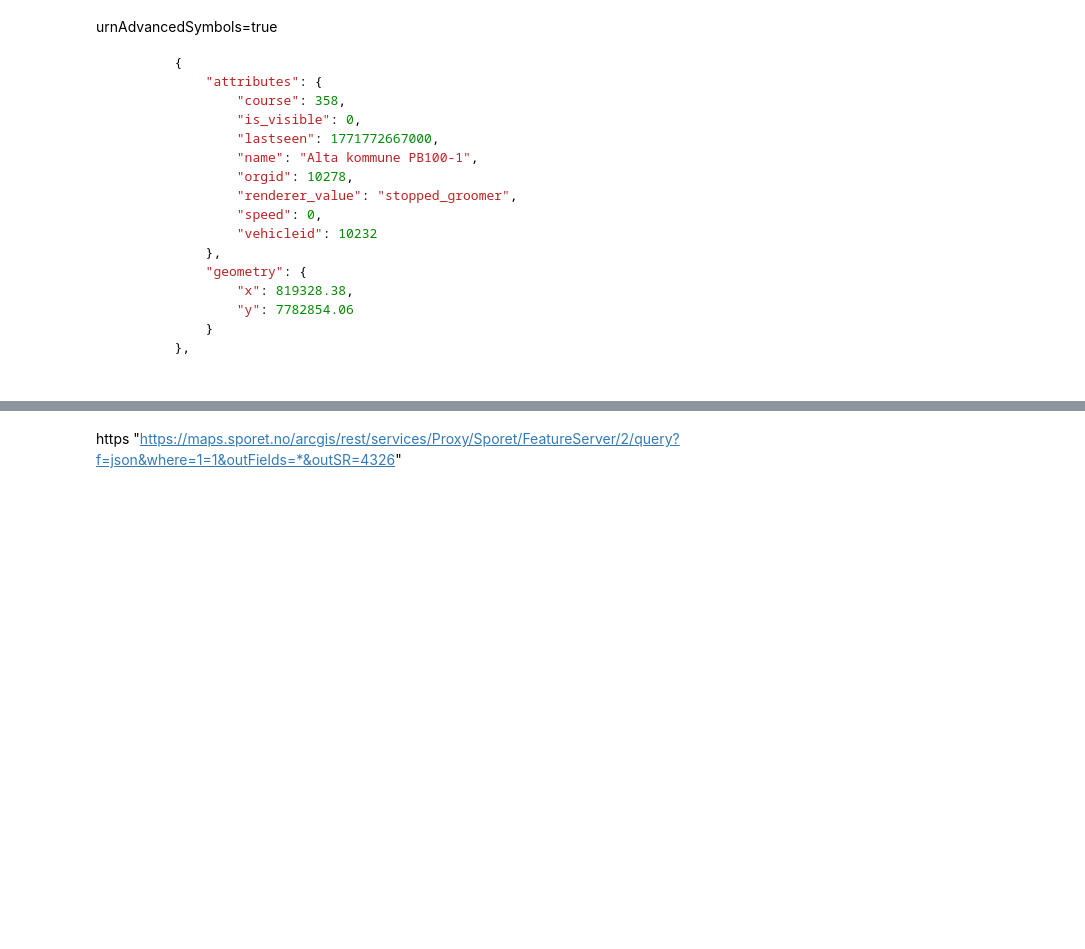
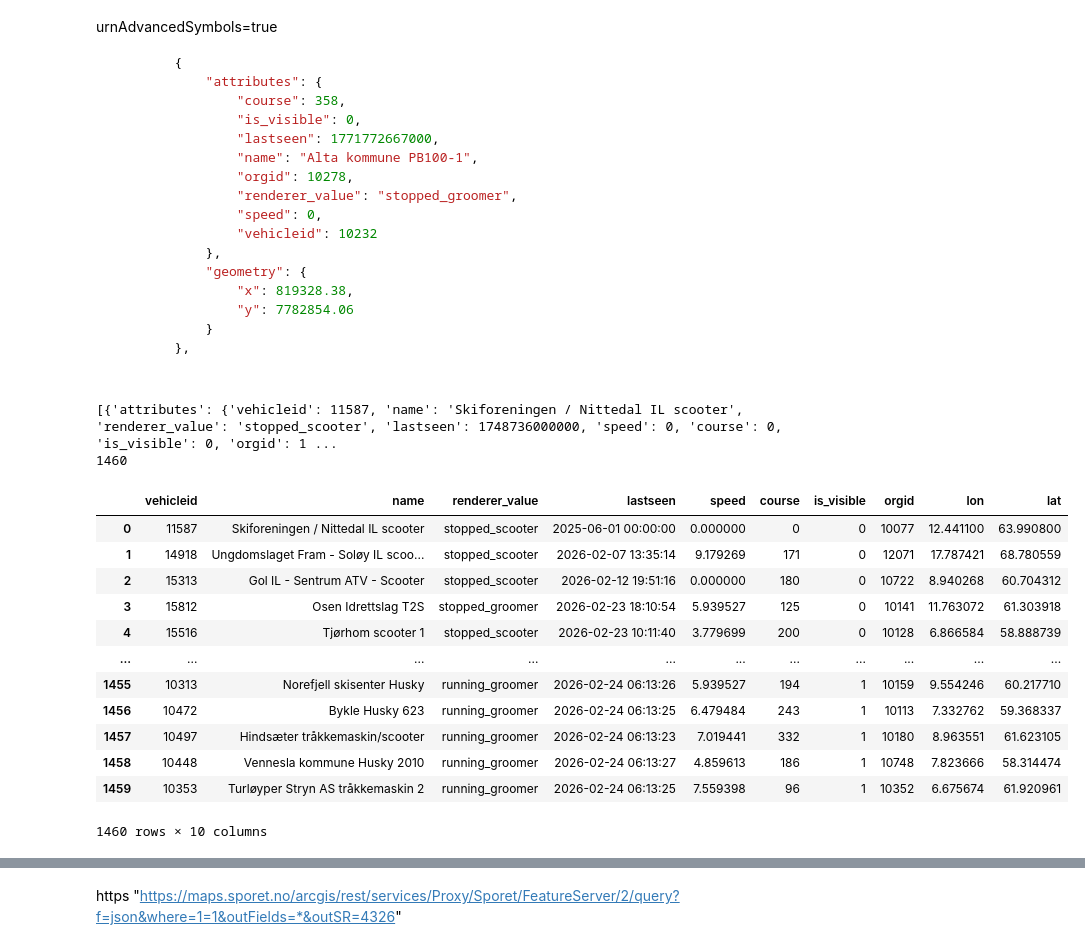
Before and after one commit to knuthp/my-software-dev, a Jupyter notebook: docs/notebooks/sporet.ipynb, the cells around one changed output, grey strips where cells are left out. Drawn from its saved outputs; the diff is of its cells as text; code cells hidden in the pictures; blank space fills up the shorter version.

Commit message:
sporet arcgis exploring

````diff
--- a/docs/notebooks/sporet.ipynb
+++ b/docs/notebooks/sporet.ipynb
@@ -27,3 +31,33 @@ This last part got cut off
         },
 
 ```
+# %%
+res = requests.get("https://maps.sporet.no/arcgis/rest/services/Proxy/Sporet/FeatureServer/2/query?f=json&outSr=4326")
+vehicles_json = res.json()
+print(vehicles_json["features"][0:2])
+print(len(vehicles_json["features"]))
+# %% [output]
+[{'attributes': {'vehicleid': 11587, 'name': 'Skiforeningen / Nittedal IL scooter', 'renderer_value': 'stopped_scooter', 'lastseen': 1748736000000, 'speed': 0, 'course': 0, 'is_visible': 0, 'orgid': 1 ...
+1460
+# %%
+df_vehicles = (
+    pd.json_normalize(data=vehicles_json["features"], sep="_")
+    .rename(columns=lambda c: c.replace("attributes_", "").replace("geometry_", ""))
+    .rename(columns={"x": "lon", "y": "lat", "objectid": "id"})
+    .assign(lastseen=lambda df: pd.to_datetime(df["lastseen"], unit="ms"))
+)
+df_vehicles
+# %% [output]
+|  | vehicleid | name | renderer_value | lastseen | speed | course | is_visible | orgid | lon | lat |
+| 0 | 11587 | Skiforeningen / Nittedal IL scooter | stopped_scooter | 2025-06-01 00:00:00 | 0.000000 | 0 | 0 | 10077 | 12.441100 | 63.990800 |
+| 1 | 14918 | Ungdomslaget Fram - Soløy IL scoo... | stopped_scooter | 2026-02-07 13:35:14 | 9.179269 | 171 | 0 | 12071 | 17.787421 | 68.780559 |
+| 2 | 15313 | Gol IL - Sentrum ATV - Scooter | stopped_scooter | 2026-02-12 19:51:16 | 0.000000 | 180 | 0 | 10722 | 8.940268 | 60.704312 |
+| 3 | 15812 | Osen Idrettslag T2S | stopped_groomer | 2026-02-23 18:10:54 | 5.939527 | 125 | 0 | 10141 | 11.763072 | 61.303918 |
+| 4 | 15516 | Tjørhom scooter 1 | stopped_scooter | 2026-02-23 10:11:40 | 3.779699 | 200 | 0 | 10128 | 6.866584 | 58.888739 |
+| ... | ... | ... | ... | ... | ... | ... | ... | ... | ... | ... |
+| 1455 | 10313 | Norefjell skisenter Husky | running_groomer | 2026-02-24 06:13:26 | 5.939527 | 194 | 1 | 10159 | 9.554246 | 60.217710 |
+| 1456 | 10472 | Bykle Husky 623 | running_groomer | 2026-02-24 06:13:25 | 6.479484 | 243 | 1 | 10113 | 7.332762 | 59.368337 |
+| 1457 | 10497 | Hindsæter tråkkemaskin/scooter | running_groomer | 2026-02-24 06:13:23 | 7.019441 | 332 | 1 | 10180 | 8.963551 | 61.623105 |
+| 1458 | 10448 | Vennesla kommune Husky 2010 | running_groomer | 2026-02-24 06:13:27 | 4.859613 | 186 | 1 | 10748 | 7.823666 | 58.314474 |
+| 1459 | 10353 | Turløyper Stryn AS tråkkemaskin 2 | running_groomer | 2026-02-24 06:13:25 | 7.559398 | 96 | 1 | 10352 | 6.675674 | 61.920961 |
+1460 rows × 10 columns
````
Also changed, not shown: parts of 4 cells of this notebook, 2 other files.
